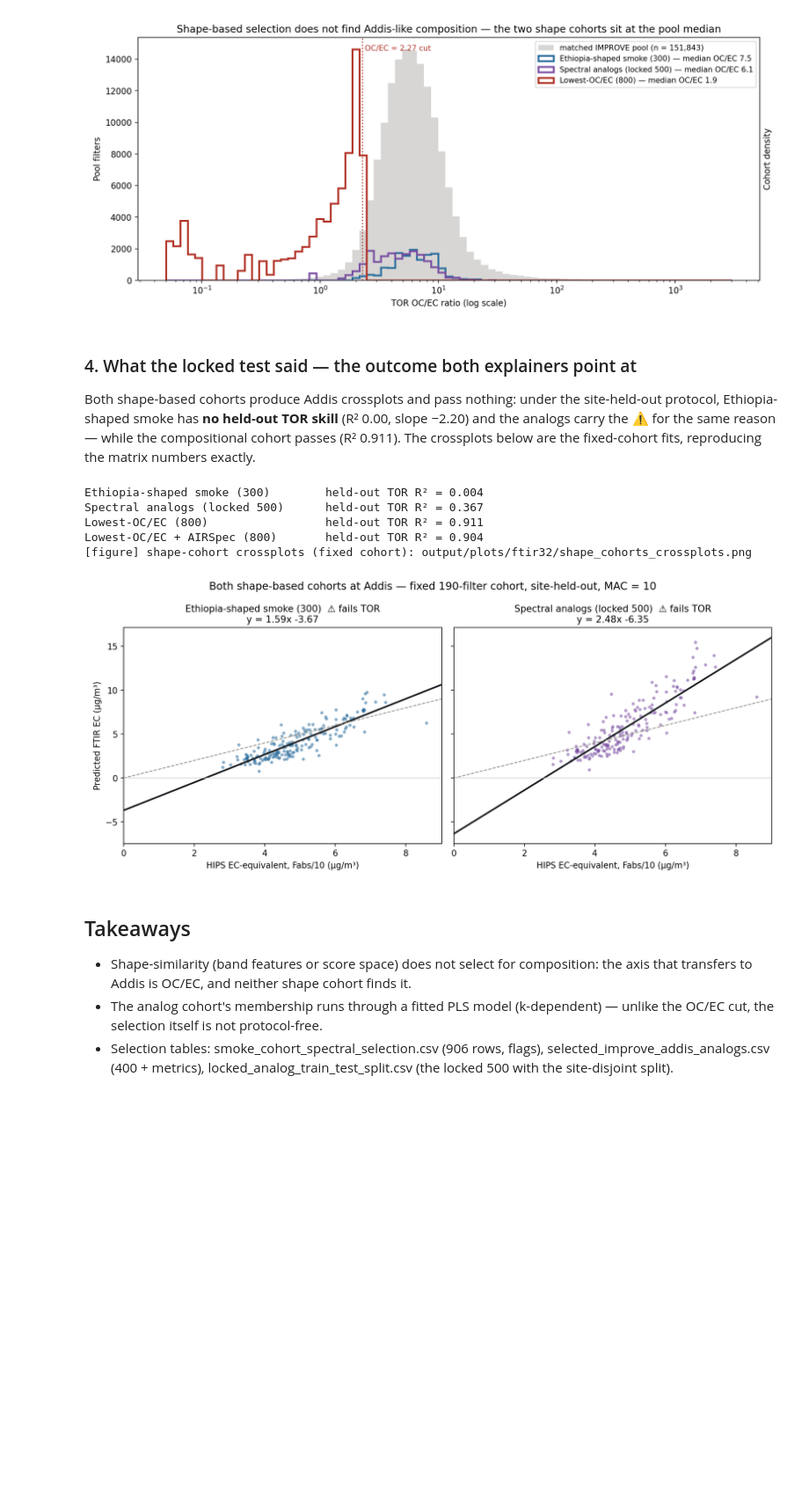
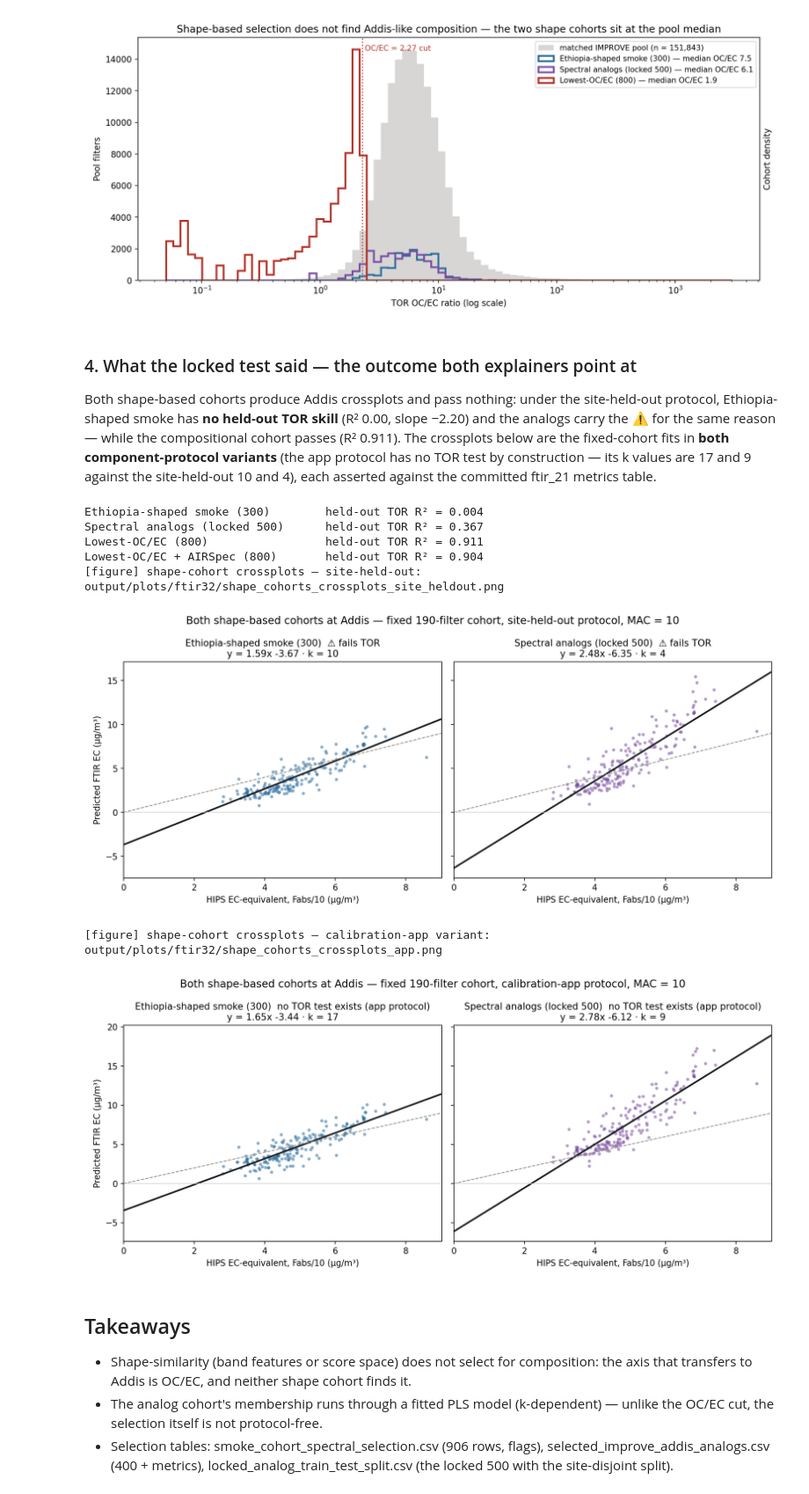
Before and after one commit to ahzs645/aethmodular, a Jupyter notebook: research/ftir_ec_phase3/ftir_33_shape_cohort_explainers.ipynb, the cells around one changed output. Shown at 88% size. Cells and saved outputs as stored; diff of their text form; code cells hidden in the pictures; blank space fills up the shorter version.

```diff
--- a/research/ftir_ec_phase3/ftir_33_shape_cohort_explainers.ipynb
+++ b/research/ftir_ec_phase3/ftir_33_shape_cohort_explainers.ipynb
@@ -243,54 +243,73 @@ Both shape-based cohorts produce Addis crossplots and pass nothing: under the
 site-held-out protocol, Ethiopia-shaped smoke has **no held-out TOR skill**
 (R² 0.00, slope −2.20) and the analogs carry the ⚠ for the same reason — while the
 compositional cohort passes (R² 0.911). The crossplots below are the fixed-cohort
-fits, reproducing the matrix numbers exactly.
+fits in **both component-protocol variants** (the app protocol has no TOR test by
+construction — its k values are 17 and 9 against the site-held-out 10 and 4), each
+asserted against the committed ftir_21 metrics table.
 # %%
 summary = pd.read_csv("output/tables/ftir21/calibration_summary_by_mode.csv")
 shp = summary[summary["mode"] == "site_heldout"].set_index("cohort")
 for name in ["Ethiopia-shaped smoke (300)", "Spectral analogs (locked 500)",
              "Lowest-OC/EC (800)", "Lowest-OC/EC + AIRSpec (800)"]:
     r2 = shp.loc[name, "heldout_TOR_R2"]
     verdict = f"{r2:.3f}" if pd.notna(r2) else "(not defined under this protocol)"
     print(f"{name:<34s} held-out TOR R² = {verdict}")
 eth_r2 = shp.loc["Ethiopia-shaped smoke (300)", "heldout_TOR_R2"]
 assert eth_r2 < 0.01, eth_r2
 
 predictions = pd.read_csv("output/tables/ftir21/addis_predictions_by_mode.csv")
 phase2 = pd.read_csv(P2 / "pls_calibration_phase2" / "addis_calibration_predictions.csv")
 fixed = predictions[predictions.MediaId.isin(
     set(phase2.dropna(axis=0, how="any").MediaId))].reset_index(drop=True)
 assert len(fixed) == 190
 
-fig, axes = plt.subplots(1, 2, figsize=(11.5, 5.0), sharex=True, sharey=True)
+metrics = pd.read_csv("output/tables/ftir21/addis_metrics_by_mode.csv")
+mfix = metrics[(metrics.MAC_m2_g == 10)
+               & (metrics.evaluation_set == "fixed phase-2 cohort")].set_index(["cohort", "mode"])
 x = fixed.Fabs.to_numpy(float) / 10.0
-expect = {"Ethiopia-shaped smoke (300)": (1.59, -3.67, BLUE),
-          "Spectral analogs (locked 500)": (2.48, -6.35, PURPLE)}
-for ax, (name, (es, eb, color)) in zip(axes, expect.items()):
-    y = fixed[f"{name} [site_heldout]"].to_numpy(float)
-    s, b = np.polyfit(x, y, 1)
-    assert (round(s, 2), round(b, 2)) == (es, eb), (name, s, b)
-    hi = x.max() * 1.05
-    ax.scatter(x, y, s=14, color=color, alpha=0.55, lw=0)
-    ax.plot([0, hi], [b, b + s * hi], color=INK, lw=2)
-    ax.plot([0, hi], [0, hi], "--", color=GREY, lw=1)
-    ax.axhline(0, color="#CCCCCC", lw=0.7)
-    ax.set_title(f"{name}  ⚠ fails TOR\ny = {s:.2f}x {b:+.2f}", fontsize=11)
-    ax.set_xlabel("HIPS EC-equivalent, Fabs/10 (µg/m³)")
-    ax.set_xlim(0, hi)
-axes[0].set_ylabel("Predicted FTIR EC (µg/m³)")
-fig.suptitle("Both shape-based cohorts at Addis — fixed 190-filter cohort, site-held-out, MAC = 10",
-             fontsize=12.5)
-fig.tight_layout()
-fig.savefig(OUT / "shape_cohorts_crossplots.png", dpi=170)
-plt.close(fig)
-show(OUT / "shape_cohorts_crossplots.png", "shape-cohort crossplots (fixed cohort)")
+COHORTS = {"Ethiopia-shaped smoke (300)": BLUE,
+           "Spectral analogs (locked 500)": PURPLE}
+
+def fig_shape_crossplots(mode):
+    tag = ("⚠ fails TOR" if mode == "site_heldout"
+           else "no TOR test exists (app protocol)")
+    label = "site-held-out" if mode == "site_heldout" else "calibration-app"
+    fig, axes = plt.subplots(1, 2, figsize=(11.5, 5.0), sharex=True, sharey=True)
+    for ax, (name, color) in zip(axes, COHORTS.items()):
+        y = fixed[f"{name} [{mode}]"].to_numpy(float)
+        s, b = np.polyfit(x, y, 1)
+        row = mfix.loc[(name, mode)]
+        # the refit must reproduce the committed metrics table for this mode
+        assert (round(s, 2), round(b, 2)) == (round(row.slope, 2), round(row.intercept, 2)), \
+            (name, mode, s, b, row.slope, row.intercept)
+        hi = x.max() * 1.05
+        ax.scatter(x, y, s=14, color=color, alpha=0.55, lw=0)
+        ax.plot([0, hi], [b, b + s * hi], color=INK, lw=2)
+        ax.plot([0, hi], [0, hi], "--", color=GREY, lw=1)
+        ax.axhline(0, color="#CCCCCC", lw=0.7)
+        ax.set_title(f"{name}  {tag}\ny = {s:.2f}x {b:+.2f} · k = {int(row.k)}", fontsize=11)
+        ax.set_xlabel("HIPS EC-equivalent, Fabs/10 (µg/m³)")
+        ax.set_xlim(0, hi)
+    axes[0].set_ylabel("Predicted FTIR EC (µg/m³)")
+    fig.suptitle(f"Both shape-based cohorts at Addis — fixed 190-filter cohort, "
+                 f"{label} protocol, MAC = 10", fontsize=12.5)
+    fig.tight_layout()
+    path = OUT / f"shape_cohorts_crossplots_{mode}.png"
+    fig.savefig(path, dpi=170)
+    plt.close(fig)
+    return path
+
+show(fig_shape_crossplots("site_heldout"), "shape-cohort crossplots — site-held-out")
+show(fig_shape_crossplots("app"), "shape-cohort crossplots — calibration-app variant")
 # %% [output]
 Ethiopia-shaped smoke (300)        held-out TOR R² = 0.004
 Spectral analogs (locked 500)      held-out TOR R² = 0.367
 Lowest-OC/EC (800)                 held-out TOR R² = 0.911
 Lowest-OC/EC + AIRSpec (800)       held-out TOR R² = 0.904
-[figure] shape-cohort crossplots (fixed cohort): output/plots/ftir32/shape_cohorts_crossplots.png
+[figure] shape-cohort crossplots — site-held-out: output/plots/ftir32/shape_cohorts_crossplots_site_heldout.png
-[figure, old version]
+[figure, new version]
+[figure] shape-cohort crossplots — calibration-app variant: output/plots/ftir32/shape_cohorts_crossplots_app.png
+[figure, added]
 # %% [markdown]
 ## Takeaways
 
```
Also changed, not shown: 1 other file.
